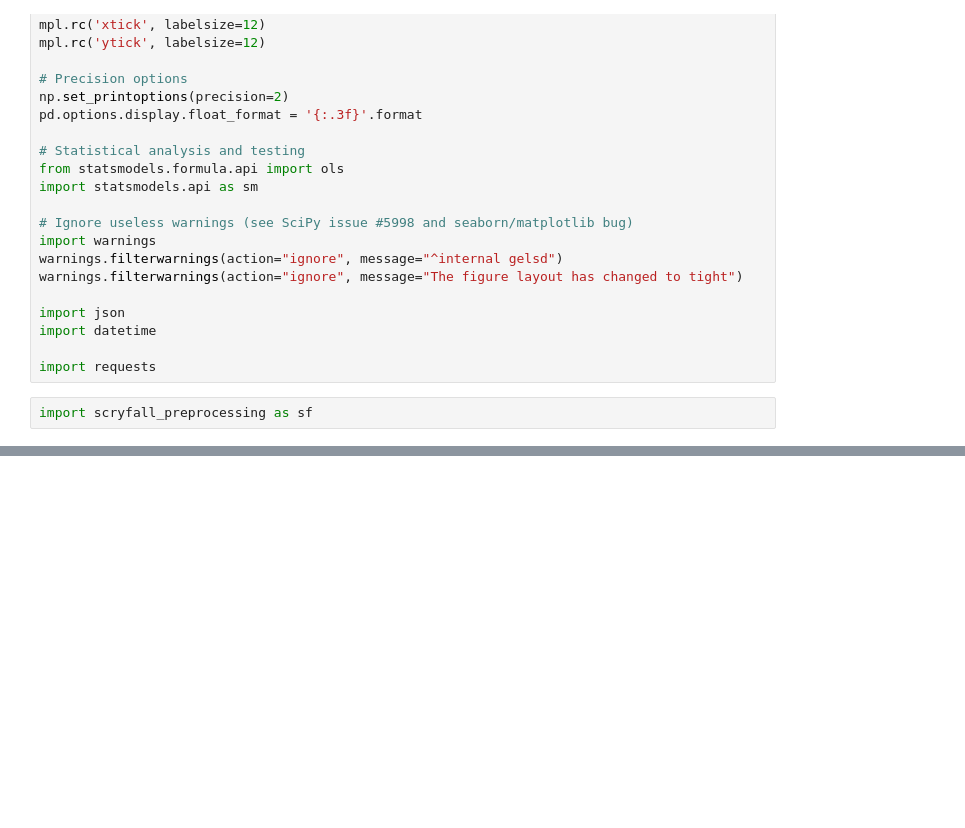
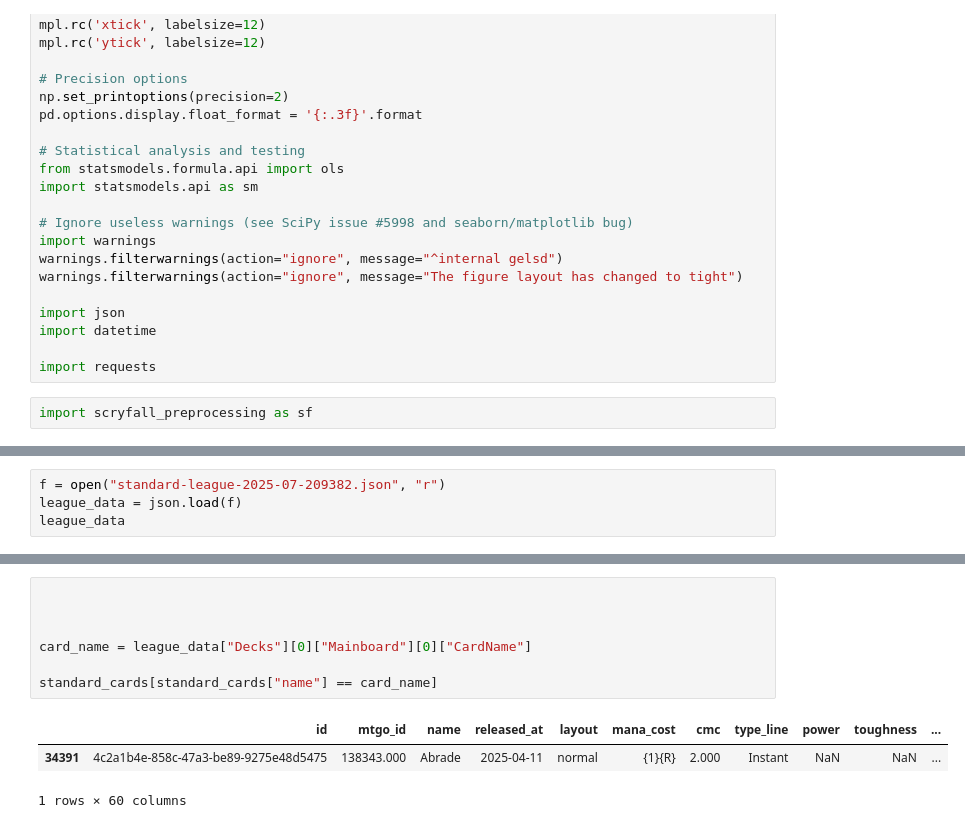
Before and after one commit to charlielutra/MTG-price-analysis, a Jupyter notebook: MTG_metashare.ipynb, the cells around one changed output, grey strips where cells are left out. Drawn from its saved outputs; the diff is of its cells as text; blank space fills up the shorter version.

```diff
--- a/MTG_metashare.ipynb
+++ b/MTG_metashare.ipynb
@@ -81,0 +100,4 @@ AttributeError: 'DataFrame' object has no attribute 'standard'
+# %%
+f = open("standard-league-2025-07-209382.json", "r")
+league_data = json.load(f)
+league_data
@@ -81,0 +122,11 @@ AttributeError: 'DataFrame' object has no attribute 'standard'
+# %%
+
+
+
+card_name = league_data["Decks"][0]["Mainboard"][0]["CardName"]
+
+standard_cards[standard_cards["name"] == card_name]
+# %% [output]
+|  | id | mtgo_id | name | released_at | layout | mana_cost | cmc | type_line | power | toughness | ... |
+| 34391 | 4c2a1b4e-858c-47a3-be89-9275e48d5475 | 138343.000 | Abrade | 2025-04-11 | normal | {1}{R} | 2.000 | Instant | NaN | NaN | ... |
+1 rows × 60 columns
```
Also changed, not shown: parts of 8 cells of this notebook.
